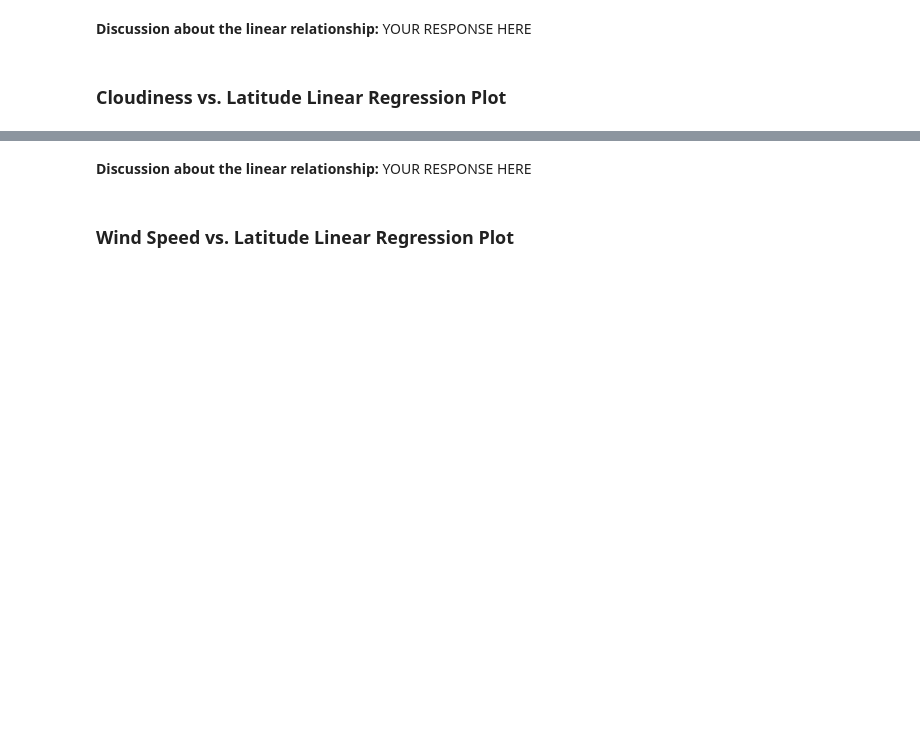
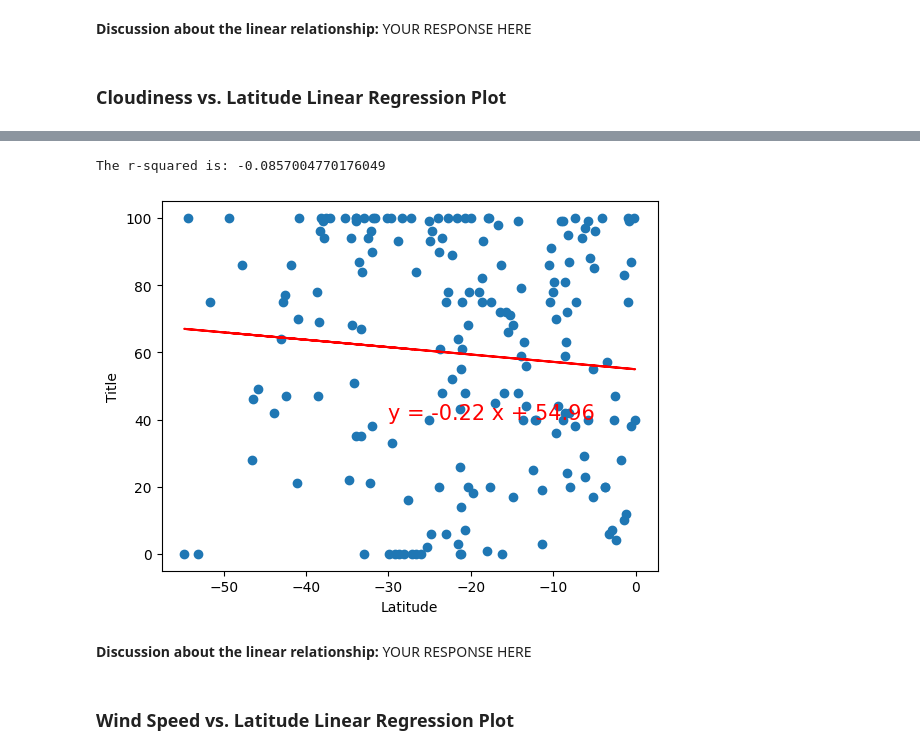
Before and after one commit to carsonnj/Python-api-Module-6-Challenge, a Jupyter notebook: weatherPy.ipynb, the cells around one changed output, grey strips where cells are left out. Drawn from its saved outputs; the diff is of its cells as text; code cells hidden in the pictures; blank space fills up the shorter version.

```diff
--- a/weatherPy.ipynb
+++ b/weatherPy.ipynb
@@ -363,3 +363,11 @@ The r-value is: 0.02056735429994368
+# %%
+# Southern Hemisphere
+x_values = southern_hemi_df ["Lat"]
+y_values = southern_hemi_df ["Cloudiness"]
+plot_linear_regression(x_values,y_values, 'Cloudiness', (-30,40))
+# %% [output]
+The r-squared is: -0.0857004770176049
+[figure, added]
 # %% [markdown]
 **Discussion about the linear relationship:** YOUR RESPONSE HERE
 # %% [markdown]
```
Also changed, not shown: parts of 11 cells of this notebook.
